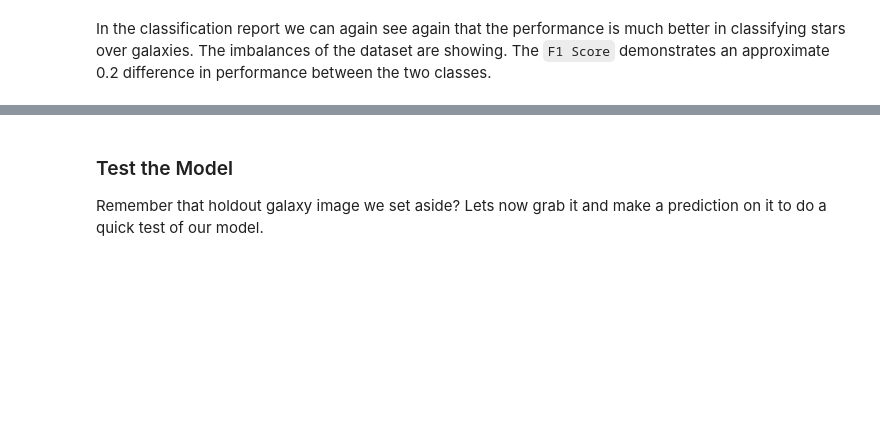
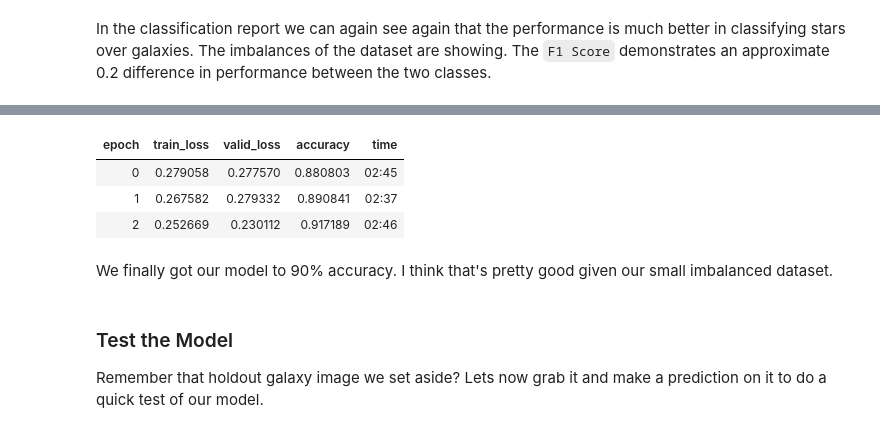
Before and after one commit to astroesteban/star-galaxy-classification, a Jupyter notebook: star_galaxy_classification.ipynb, the cells around one changed output, grey strips where cells are left out. Saved outputs shown, nothing was run; the diff lists cells and outputs as text; code cells hidden in the pictures; blank space fills up the shorter version.

Commit message:
feat: use cross entropy loss

```diff
--- a/star_galaxy_classification.ipynb
+++ b/star_galaxy_classification.ipynb
@@ -247,3 +259,18 @@ between the two classes.
+# %%
+# * I did a bit of experimentation and found [0.75, 0.25] to be a good weight
+weight = torch.tensor((0.80, 0.20))
+
+convnext_learner.loss_fn = nn.CrossEntropyLoss(weight=weight)
+# %%
+convnext_learner.fine_tune(EPOCHS)
+# %% [output]
+| epoch | train_loss | valid_loss | accuracy | time |
+| 0 | 0.279058 | 0.277570 | 0.880803 | 02:45 |
+| 1 | 0.267582 | 0.279332 | 0.890841 | 02:37 |
+| 2 | 0.252669 | 0.230112 | 0.917189 | 02:46 |
+# %% [markdown]
+We finally got our model to 90% accuracy. I think that's pretty good given our
+small imbalanced dataset.
 # %% [markdown]
 ### Test the Model
 
```
Also changed, not shown: parts of 13 cells of this notebook.
